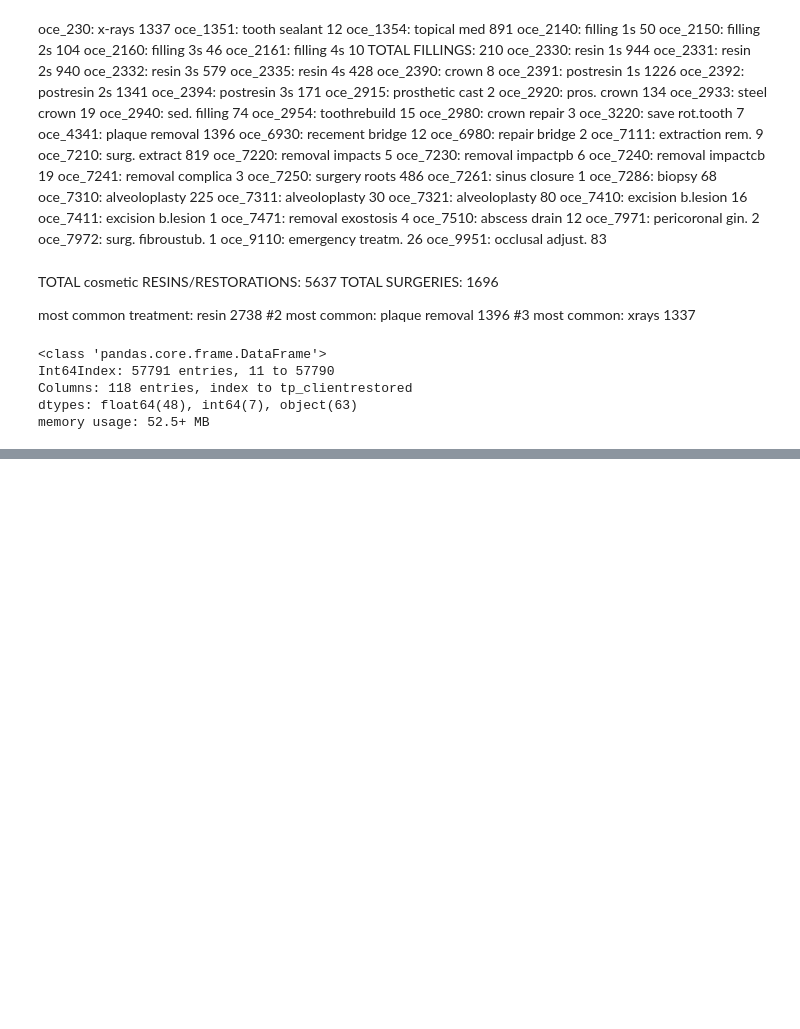
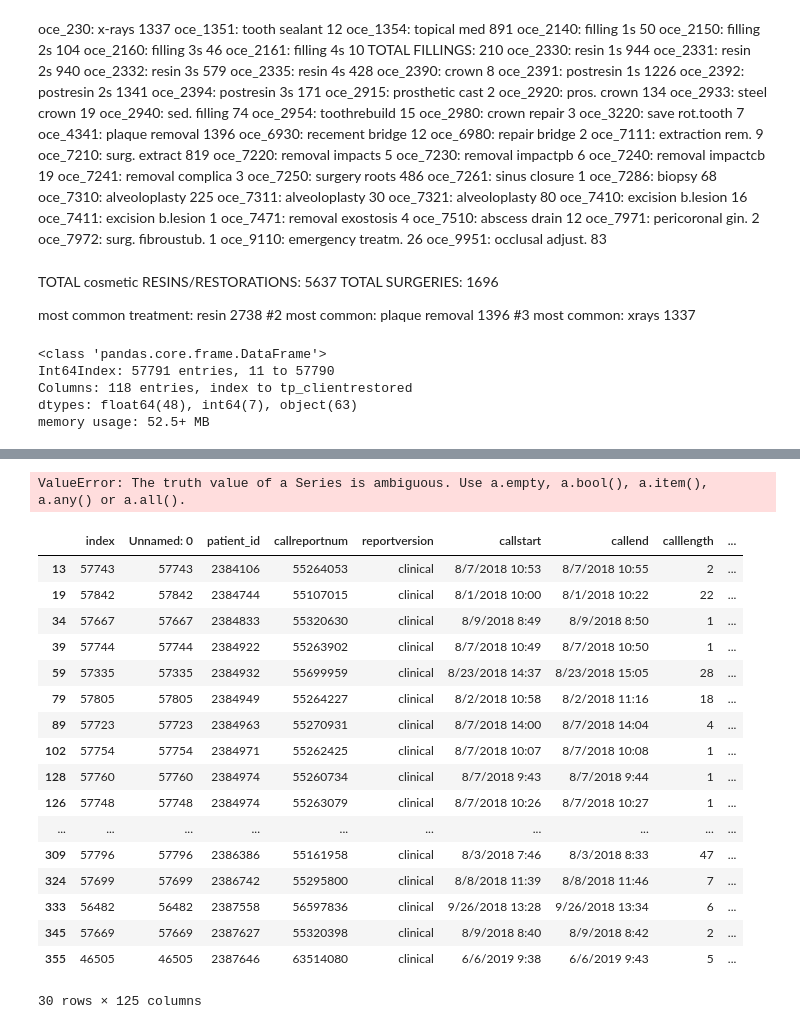
Before and after one commit to Rhunsilval/smile_on_python, a Jupyter notebook: notebooks/02_smileon_exploration.ipynb, the cells around one changed output, grey strips where cells are left out. Saved outputs shown, nothing was run; the diff lists cells and outputs as text; code cells hidden in the pictures; blank space fills up the shorter version.

```diff
--- a/notebooks/02_smileon_exploration.ipynb
+++ b/notebooks/02_smileon_exploration.ipynb
@@ -235,3 +233,11 @@ ValueError: Cannot mask with non-boolean array containing NA / NaN values
 # %%
 #looks like i can't filter this column yet because of the nan values.  so - can i drop them, then maybe merge things back in?
 smileon_drop = smileon.dropna(subset=['s_problems12months'])
+# %%
+smileon_drop['s_difficulty_eating'] = 0
+smileon_drop['s_difficulty_speaking'] = 0
+smileon_drop['s_drymouth'] = 0
+smileon_drop['s_felt_anxiety'] = 0
+smileon_drop['s_felt_embarrassed'] = 0
+smileon_drop['s_avoided_smiling'] = 0
+smileon_drop['s_pain_discomfort'] = 0
@@ -247,0 +265,42 @@ regex7 = smileon_drop[smileon_drop['s_problems12months'].str.contains(r'(\w*\s+)
+# %%
+'''for x in smileon_drop['s_problems12months']:
+    if regex1:
+        smileon_drop['s_difficulty_eating'] = 1'''
+#of course that's too easy ... try again
+
+'''for x in smileon_drop['s_problems12months']:
+    if smileon_drop['s_problems12months'].str.contains(r'(\w*\s+)chewing(\s+\w*)'):
+        smileon_drop['s_difficulty_eating'] = 1'''
+#still nope
+# %% [output]
+ValueError: The truth value of a Series is ambiguous. Use a.empty, a.bool(), a.item(), a.any() or a.all().
+# %%
+smileon_drop['s_difficulty_eating'] = pd.np.where(smileon_drop['s_problems12months'].str.contains("chewing"),1,0)
+#this code is working well!  looks like i don't even need regex at all ...
+smileon_drop['s_difficulty_speaking'] = pd.np.where(smileon_drop['s_problems12months'].str.contains("speech"),1,0)
+smileon_drop['s_drymouth'] = pd.np.where(smileon_drop['s_problems12months'].str.contains("Dry"),1,0)
+smileon_drop['s_felt_anxiety'] = pd.np.where(smileon_drop['s_problems12months'].str.contains("anxiety"),1,0)
+smileon_drop['s_felt_embarrassed'] = pd.np.where(smileon_drop['s_problems12months'].str.contains("embarrassement"),1,0)
+smileon_drop['s_avoided_smiling'] = pd.np.where(smileon_drop['s_problems12months'].str.contains("smiling"),1,0)
+smileon_drop['s_pain_discomfort'] = pd.np.where(smileon_drop['s_problems12months'].str.contains("pain"),1,0)
+# %%
+smileon_drop.head(30)
+# %% [output]
+|  | index | Unnamed: 0 | patient_id | callreportnum | reportversion | callstart | callend | calllength | ... |
+| 13 | 57743 | 57743 | 2384106 | 55264053 | clinical | 8/7/2018 10:53 | 8/7/2018 10:55 | 2 | ... |
+| 19 | 57842 | 57842 | 2384744 | 55107015 | clinical | 8/1/2018 10:00 | 8/1/2018 10:22 | 22 | ... |
+| 34 | 57667 | 57667 | 2384833 | 55320630 | clinical | 8/9/2018 8:49 | 8/9/2018 8:50 | 1 | ... |
+| 39 | 57744 | 57744 | 2384922 | 55263902 | clinical | 8/7/2018 10:49 | 8/7/2018 10:50 | 1 | ... |
+| 59 | 57335 | 57335 | 2384932 | 55699959 | clinical | 8/23/2018 14:37 | 8/23/2018 15:05 | 28 | ... |
+| 79 | 57805 | 57805 | 2384949 | 55264227 | clinical | 8/2/2018 10:58 | 8/2/2018 11:16 | 18 | ... |
+| 89 | 57723 | 57723 | 2384963 | 55270931 | clinical | 8/7/2018 14:00 | 8/7/2018 14:04 | 4 | ... |
+| 102 | 57754 | 57754 | 2384971 | 55262425 | clinical | 8/7/2018 10:07 | 8/7/2018 10:08 | 1 | ... |
+| 128 | 57760 | 57760 | 2384974 | 55260734 | clinical | 8/7/2018 9:43 | 8/7/2018 9:44 | 1 | ... |
+| 126 | 57748 | 57748 | 2384974 | 55263079 | clinical | 8/7/2018 10:26 | 8/7/2018 10:27 | 1 | ... |
+| ... | ... | ... | ... | ... | ... | ... | ... | ... | ... |
+| 309 | 57796 | 57796 | 2386386 | 55161958 | clinical | 8/3/2018 7:46 | 8/3/2018 8:33 | 47 | ... |
+| 324 | 57699 | 57699 | 2386742 | 55295800 | clinical | 8/8/2018 11:39 | 8/8/2018 11:46 | 7 | ... |
+| 333 | 56482 | 56482 | 2387558 | 56597836 | clinical | 9/26/2018 13:28 | 9/26/2018 13:34 | 6 | ... |
+| 345 | 57669 | 57669 | 2387627 | 55320398 | clinical | 8/9/2018 8:40 | 8/9/2018 8:42 | 2 | ... |
+| 355 | 46505 | 46505 | 2387646 | 63514080 | clinical | 6/6/2019 9:38 | 6/6/2019 9:43 | 5 | ... |
+30 rows × 125 columns
```
Also changed, not shown: parts of 13 cells of this notebook, 1 other file.
